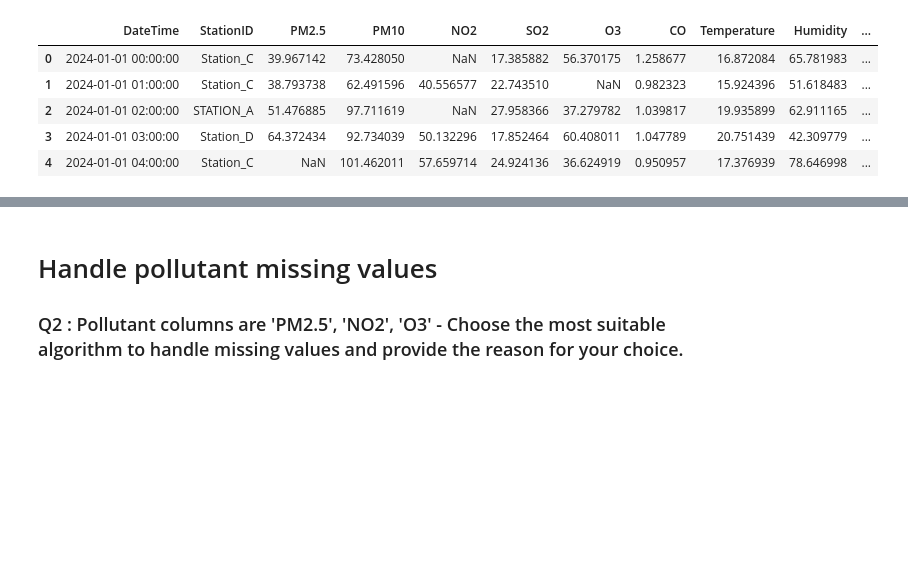
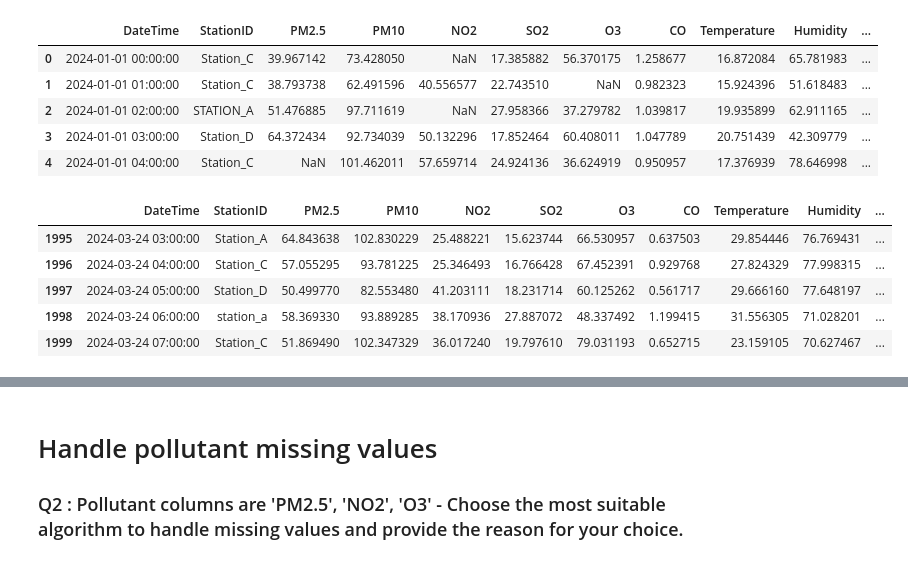
Before and after one commit to Htet-Khant-Linn/CS-300-Introduction-to-Machine-Learning, a Jupyter notebook: globelEnv/assignment/Lab2_preprocessing Question.ipynb, the cells around one changed output, grey strips where cells are left out. Cells and saved outputs as stored; diff of their text form; code cells hidden in the pictures; blank space fills up the shorter version.

```diff
--- a/globelEnv/assignment/Lab2_preprocessing Question.ipynb
+++ b/globelEnv/assignment/Lab2_preprocessing Question.ipynb
@@ -35,3 +76,12 @@ df_processed.head()
 | 2 | 2024-01-01 02:00:00 | STATION_A | 51.476885 | 97.711619 | NaN | 27.958366 | 37.279782 | 1.039817 | 19.935899 | 62.911165 | ... |
 | 3 | 2024-01-01 03:00:00 | Station_D | 64.372434 | 92.734039 | 50.132296 | 17.852464 | 60.408011 | 1.047789 | 20.751439 | 42.309779 | ... |
 | 4 | 2024-01-01 04:00:00 | Station_C | NaN | 101.462011 | 57.659714 | 24.924136 | 36.624919 | 0.950957 | 17.376939 | 78.646998 | ... |
+# %%
+df_processed.tail()
+# %% [output]
+|  | DateTime | StationID | PM2.5 | PM10 | NO2 | SO2 | O3 | CO | Temperature | Humidity | ... |
+| 1995 | 2024-03-24 03:00:00 | Station_A | 64.843638 | 102.830229 | 25.488221 | 15.623744 | 66.530957 | 0.637503 | 29.854446 | 76.769431 | ... |
+| 1996 | 2024-03-24 04:00:00 | Station_C | 57.055295 | 93.781225 | 25.346493 | 16.766428 | 67.452391 | 0.929768 | 27.824329 | 77.998315 | ... |
+| 1997 | 2024-03-24 05:00:00 | Station_D | 50.499770 | 82.553480 | 41.203111 | 18.231714 | 60.125262 | 0.561717 | 29.666160 | 77.648197 | ... |
+| 1998 | 2024-03-24 06:00:00 | station_a | 58.369330 | 93.889285 | 38.170936 | 27.887072 | 48.337492 | 1.199415 | 31.556305 | 71.028201 | ... |
+| 1999 | 2024-03-24 07:00:00 | Station_C | 51.869490 | 102.347329 | 36.017240 | 19.797610 | 79.031193 | 0.652715 | 23.159105 | 70.627467 | ... |
```
Also changed, not shown: parts of 9 cells of this notebook, 6 other files.
